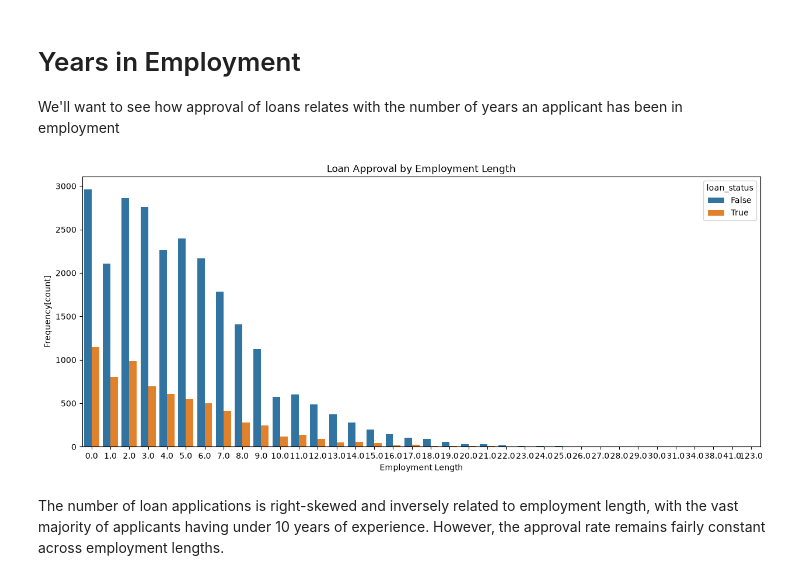
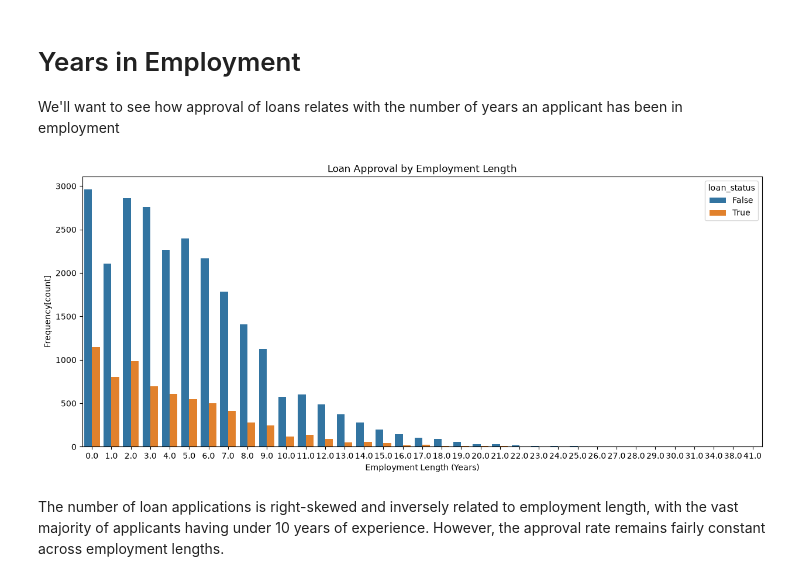
Before and after one commit to Miss-Jeans/loan_approval_prediction, a Jupyter notebook: Predictive Modeling & AB Test.ipynb, the cells around one changed output. Cells and saved outputs as stored; diff of their text form; code cells hidden in the pictures.

```diff
--- a/Predictive Modeling & AB Test.ipynb
+++ b/Predictive Modeling & AB Test.ipynb
@@ -79,6 +79,12 @@ def wrangle(filepath):
     #Drop the person_age column
     df.drop(columns="person_age",inplace=True)
 
+    # Replace 123 with NaN, then fill with the median of valid values
+    median_val = df.loc[df["person_emp_length"] != 123, "person_emp_length"].median()
+    df["person_emp_length"] = df["person_emp_length"].replace(123, median_val)
+
+
+
 
 
     return df
@@ -293,14 +299,14 @@ We'll want to see how approval of loans relates with the number of years an appl
 # %%
 #Plot of Loan Employment Length by Loan Approval Status
 fig,ax=plt.subplots(figsize=(15,6))
 sns.countplot(data=df,x="person_emp_length",hue="loan_status")
 #Label Axes
-ax.set_xlabel("Employment Length")
+ax.set_xlabel("Employment Length (Years)")
 ax.set_ylabel("Frequency[count]")
 #Title
 plt.title("Loan Approval by Employment Length");
 # %% [output]
-[figure, old version]
+[figure, new version]
 # %% [markdown]
 The number of loan applications is right-skewed and inversely related to employment length, with the vast majority of applicants having under 10 years of experience. However, the approval rate remains fairly constant across employment lengths.
 # %% [markdown]
```
Also changed, not shown: parts of 17 cells of this notebook, 1 other file.
